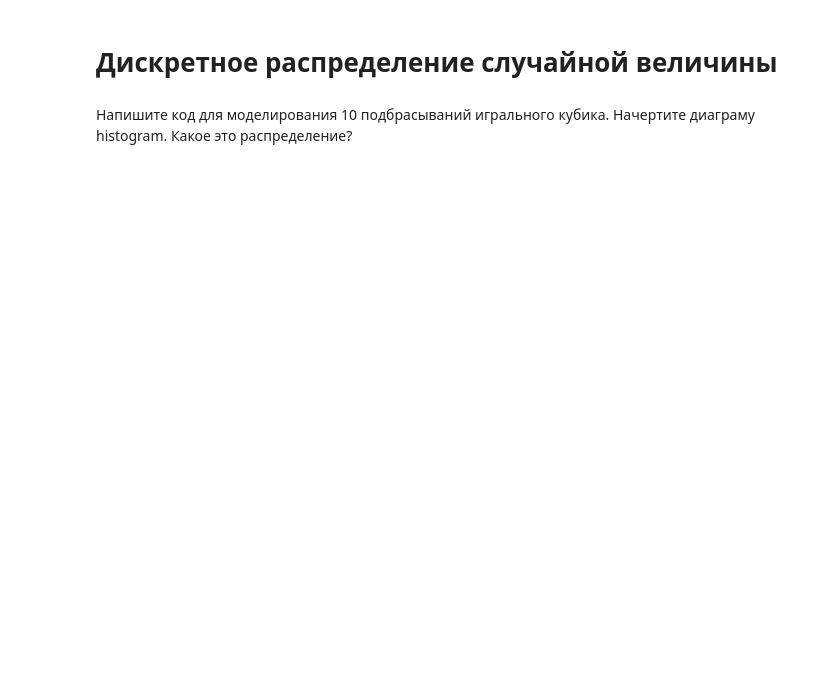
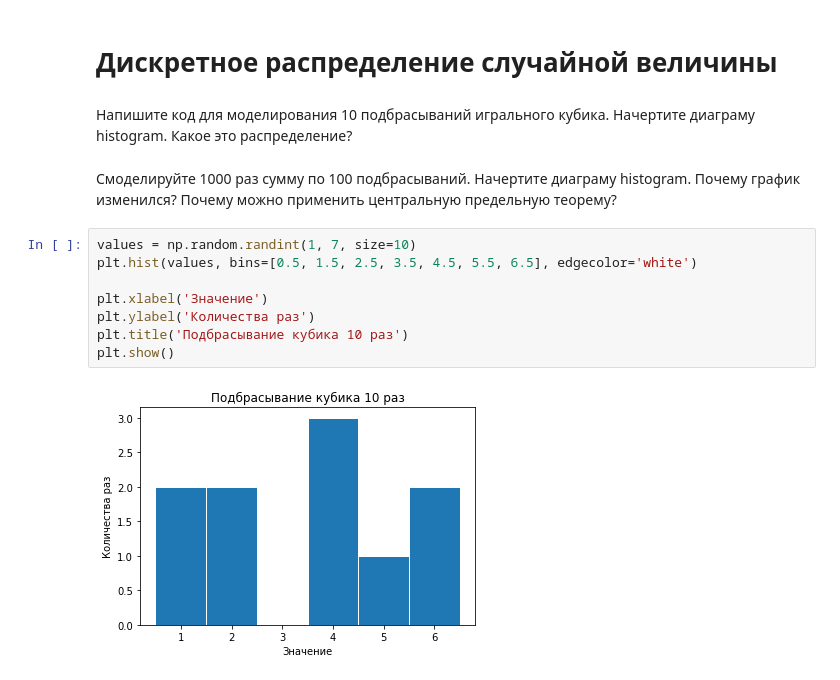
Before and after one commit to DmitryTrufanov/pyda-10-hw-19, a Jupyter notebook: Solved_homework-4.ipynb, the cells around one changed output. Saved outputs shown, nothing was run; the diff lists cells and outputs as text; blank space fills up the shorter version.

```diff
--- a/Solved_homework-4.ipynb
+++ b/Solved_homework-4.ipynb
@@ -266,3 +300,15 @@ np.round_(data2.corr(), decimals=2)
 # Дискретное распределение случайной величины
 # %% [markdown]
 Напишите код для моделирования 10 подбрасываний игрального кубика. Начертите диаграму histogram. Какое это распределение?
+# %% [markdown]
+Смоделируйте 1000 раз сумму по 100 подбрасываний. Начертите диаграму histogram. Почему график изменился? Почему можно применить центральную предельную теорему?
+# %%
+values = np.random.randint(1, 7, size=10)
+plt.hist(values, bins=[0.5, 1.5, 2.5, 3.5, 4.5, 5.5, 6.5], edgecolor='white')
+
+plt.xlabel('Значение')
+plt.ylabel('Количества раз')
+plt.title('Подбрасывание кубика 10 раз')
+plt.show()
+# %% [output]
+[figure, added]
```
Also changed, not shown: parts of 23 cells of this notebook.
